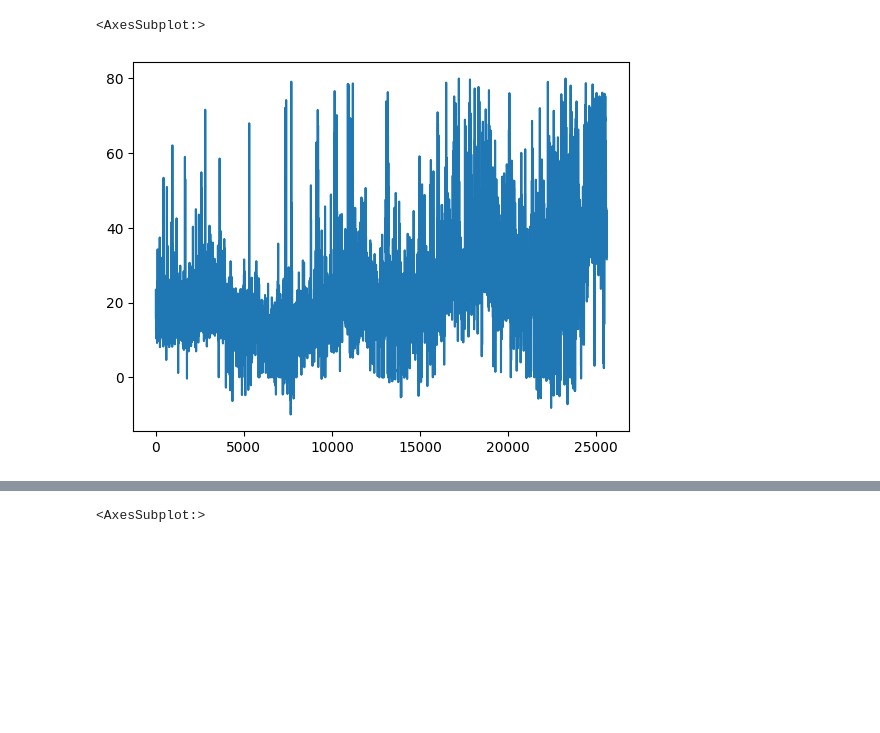
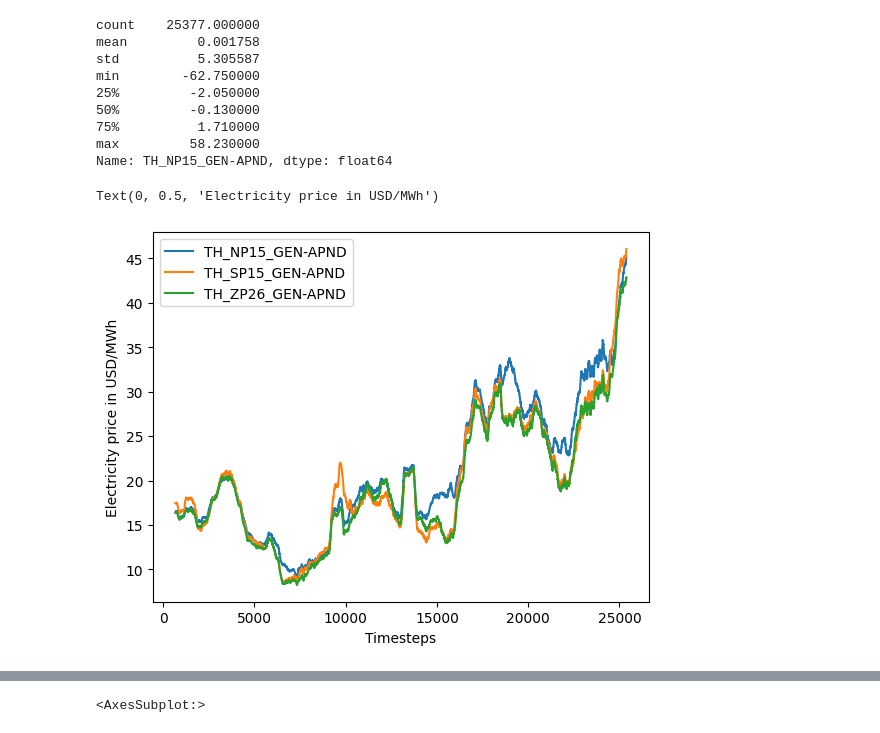
Before and after one commit to simoneliasen/yggdrasil, a Jupyter notebook: data_exploration/data_exploration.ipynb, the cells around one changed output, grey strips where cells are left out. Cells and saved outputs as stored; diff of their text form; code cells hidden in the pictures; blank space fills up the shorter version.

Commit message:
worked on data_exploration

```diff
--- a/data_exploration/data_exploration.ipynb
+++ b/data_exploration/data_exploration.ipynb
@@ -21,5 +23,30 @@ df_pricedata.plot()
 # %%
-df_pricedata['TH_NP15_GEN-APND'].plot()
+df_pricedata['TH_NP15_GEN-APND'].diff().describe()
 # %% [output]
-<AxesSubplot:>
+count    25377.000000
+mean         0.001758
+std          5.305587
+min        -62.750000
+25%         -2.050000
+50%         -0.130000
+75%          1.710000
+max         58.230000
+Name: TH_NP15_GEN-APND, dtype: float64
-[figure, removed]
+# %%
+
+reliance = pd.DataFrame()
+reliance['TH_NP15_GEN-APND'] = df_pricedata['TH_NP15_GEN-APND'].rolling(24*7*4).mean()
+reliance['TH_SP15_GEN-APND'] = df_pricedata['TH_SP15_GEN-APND'].rolling(24*7*4).mean()
+reliance['TH_ZP26_GEN-APND'] = df_pricedata['TH_ZP26_GEN-APND'].rolling(24*7*4).mean()
+
+# removing all the NULL values using
+# dropna() method
+reliance.dropna(inplace=True)
+
+# printing Dataframe
+ax = reliance.plot()
+ax.set_xlabel("Timesteps")
+ax.set_ylabel("Electricity price in USD/MWh")
+# %% [output]
+Text(0, 0.5, 'Electricity price in USD/MWh')
+[figure, added]
```
Also changed, not shown: parts of 6 cells of this notebook, 1 other file.
